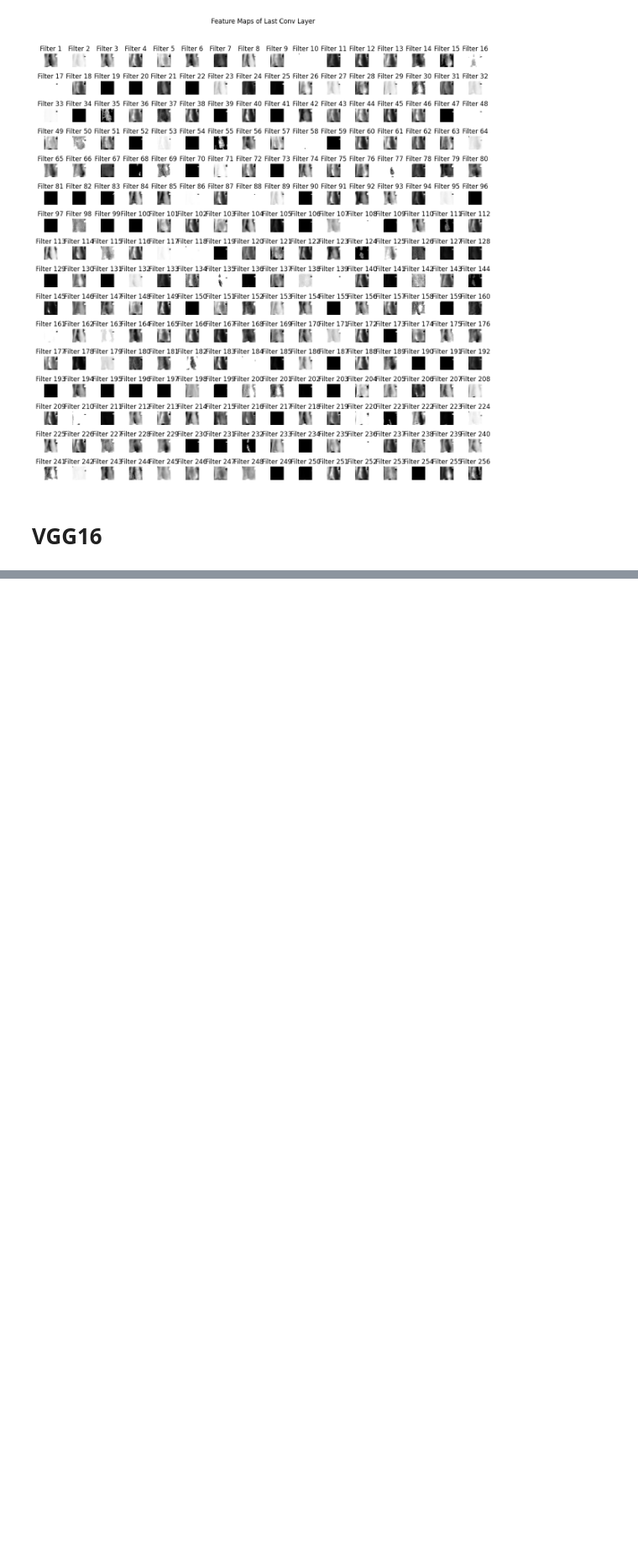
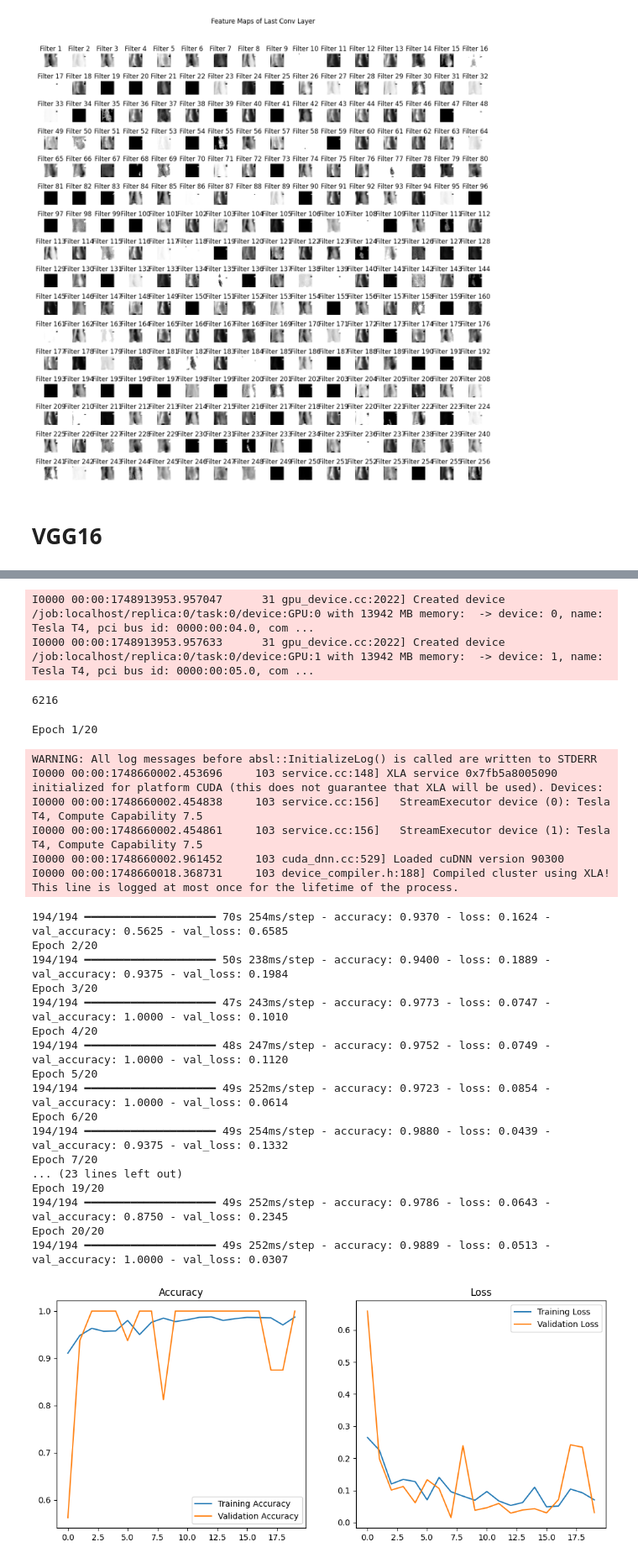
Before and after one commit to peterwhitehat142/kaggle_project, a Jupyter notebook: Pneumonia_Classification.ipynb, the cells around one changed output, grey strips where cells are left out. Shown at 84% size. Drawn from its saved outputs; the diff is of its cells as text; code cells hidden in the pictures; blank space fills up the shorter version.

```diff
--- a/Pneumonia_Classification.ipynb
+++ b/Pneumonia_Classification.ipynb
@@ -663,0 +611,63 @@ y_pred_class_vgg16 = (y_pred_vgg16.ravel() > 0.5).astype('int32')
+# %%
+new_train_data = create_dataset(X_train,y_train )
+new_val_data = create_validationData(X_val, Y_val,batch_size=8)
+# %% [output]
+I0000 00:00:1748913953.957047      31 gpu_device.cc:2022] Created device /job:localhost/replica:0/task:0/device:GPU:0 with 13942 MB memory:  -> device: 0, name: Tesla T4, pci bus id: 0000:00:04.0, com ...
+I0000 00:00:1748913953.957633      31 gpu_device.cc:2022] Created device /job:localhost/replica:0/task:0/device:GPU:1 with 13942 MB memory:  -> device: 1, name: Tesla T4, pci bus id: 0000:00:05.0, com ...
+# %%
+len(X_train)
+# %% [output]
+6216
+# %%
+history = model.fit(
+    new_train_data,
+    epochs=20,
+    validation_data=new_val_data,
+    steps_per_epoch=int(len(X_train)/32)
+    )
+
+# 8. Save the model
+model.save('vgg16_transfer_learning.h5')
+
+# 9. Plot training history
+import matplotlib.pyplot as plt
+
+plt.figure(figsize=(12, 5))
+plt.subplot(1, 2, 1)
+plt.plot(history.history['accuracy'], label='Training Accuracy')
+plt.plot(history.history['val_accuracy'], label='Validation Accuracy')
+plt.title('Accuracy')
+plt.legend()
+
+plt.subplot(1, 2, 2)
+plt.plot(history.history['loss'], label='Training Loss')
+plt.plot(history.history['val_loss'], label='Validation Loss')
+plt.title('Loss')
+plt.legend()
+plt.show()
+# %% [output]
+Epoch 1/20
+WARNING: All log messages before absl::InitializeLog() is called are written to STDERR
+I0000 00:00:1748660002.453696     103 service.cc:148] XLA service 0x7fb5a8005090 initialized for platform CUDA (this does not guarantee that XLA will be used). Devices:
+I0000 00:00:1748660002.454838     103 service.cc:156]   StreamExecutor device (0): Tesla T4, Compute Capability 7.5
+I0000 00:00:1748660002.454861     103 service.cc:156]   StreamExecutor device (1): Tesla T4, Compute Capability 7.5
+I0000 00:00:1748660002.961452     103 cuda_dnn.cc:529] Loaded cuDNN version 90300
+I0000 00:00:1748660018.368731     103 device_compiler.h:188] Compiled cluster using XLA!  This line is logged at most once for the lifetime of the process.
+194/194 ━━━━━━━━━━━━━━━━━━━━ 70s 254ms/step - accuracy: 0.9370 - loss: 0.1624 - val_accuracy: 0.5625 - val_loss: 0.6585
+Epoch 2/20
+194/194 ━━━━━━━━━━━━━━━━━━━━ 50s 238ms/step - accuracy: 0.9400 - loss: 0.1889 - val_accuracy: 0.9375 - val_loss: 0.1984
+Epoch 3/20
+194/194 ━━━━━━━━━━━━━━━━━━━━ 47s 243ms/step - accuracy: 0.9773 - loss: 0.0747 - val_accuracy: 1.0000 - val_loss: 0.1010
+Epoch 4/20
+194/194 ━━━━━━━━━━━━━━━━━━━━ 48s 247ms/step - accuracy: 0.9752 - loss: 0.0749 - val_accuracy: 1.0000 - val_loss: 0.1120
+Epoch 5/20
+194/194 ━━━━━━━━━━━━━━━━━━━━ 49s 252ms/step - accuracy: 0.9723 - loss: 0.0854 - val_accuracy: 1.0000 - val_loss: 0.0614
+Epoch 6/20
+194/194 ━━━━━━━━━━━━━━━━━━━━ 49s 254ms/step - accuracy: 0.9880 - loss: 0.0439 - val_accuracy: 0.9375 - val_loss: 0.1332
+Epoch 7/20
+... (23 lines left out)
+Epoch 19/20
+194/194 ━━━━━━━━━━━━━━━━━━━━ 49s 252ms/step - accuracy: 0.9786 - loss: 0.0643 - val_accuracy: 0.8750 - val_loss: 0.2345
+Epoch 20/20
+194/194 ━━━━━━━━━━━━━━━━━━━━ 49s 252ms/step - accuracy: 0.9889 - loss: 0.0513 - val_accuracy: 1.0000 - val_loss: 0.0307
+[figure, added]
```
Also changed, not shown: parts of 32 cells of this notebook.
